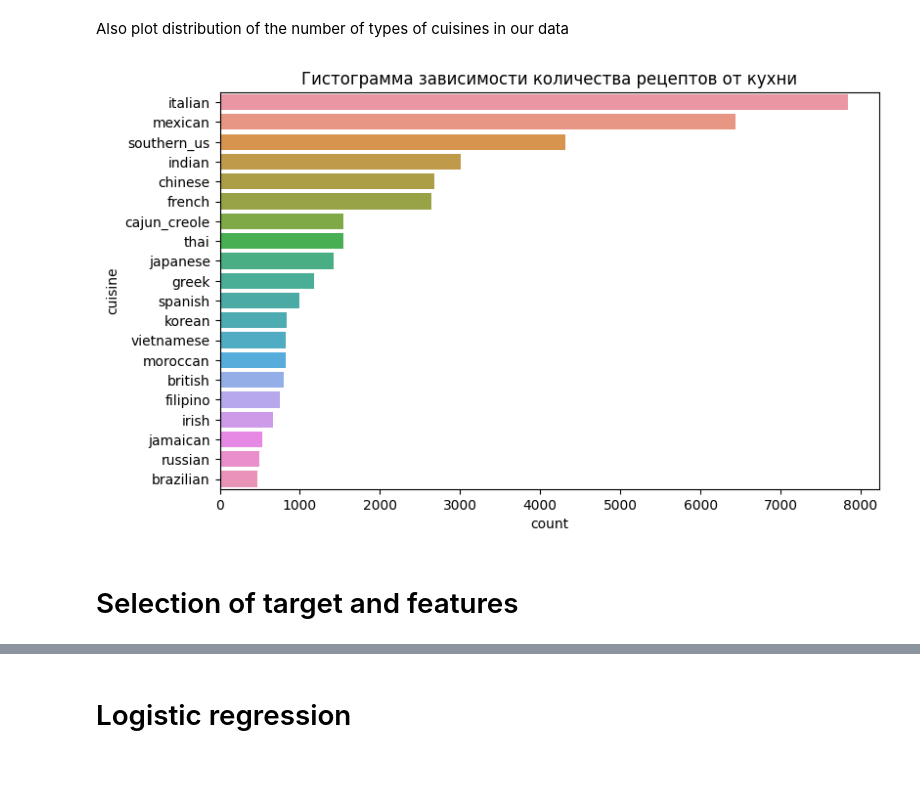
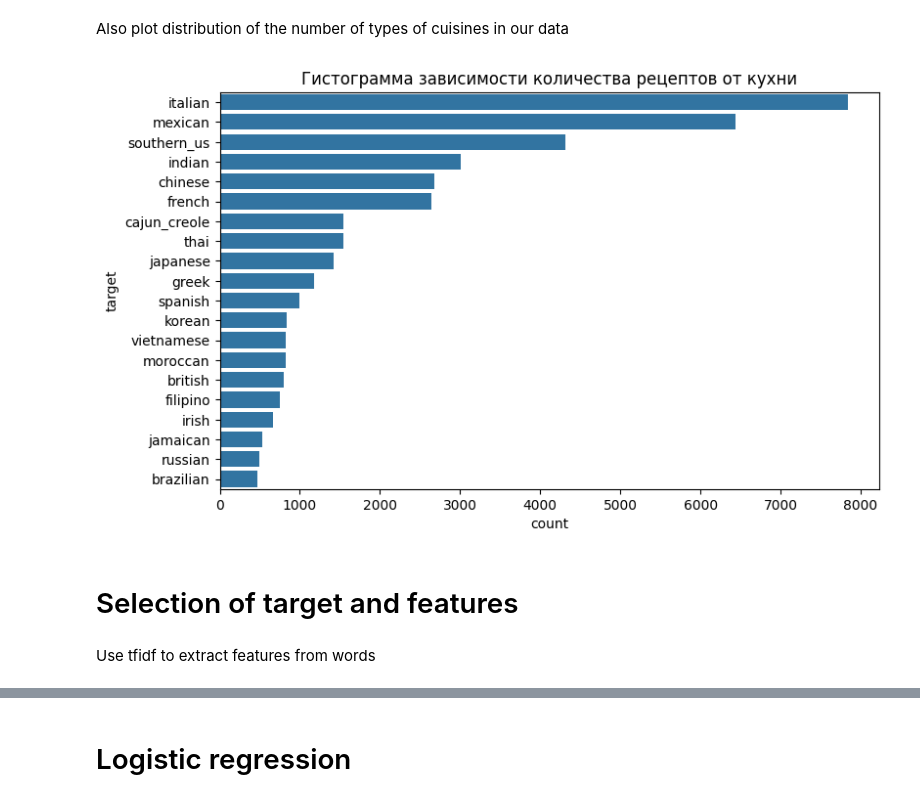
Before and after one commit to ShuvalovDR/ML_cuisine, a Jupyter notebook: Cuisine_solution.ipynb, the cells around one changed output, grey strips where cells are left out. Drawn from its saved outputs; the diff is of its cells as text; code cells hidden in the pictures; blank space fills up the shorter version.

```diff
--- a/Cuisine_solution.ipynb
+++ b/Cuisine_solution.ipynb
@@ -95,0 +57,3 @@ data
+# %%
+data = preprocess_dataframe(data)
+data
@@ -95,0 +74,12 @@ data
+# %%
+# count every ingredient
+counter = Counter()
+for ingredients in data['ingredients']:
+    counter.update(ingredients)
+# %%
+ingredients_count = pd.DataFrame(counter.most_common(), columns=['ingredient', 'count'])
+rare_ingredients = set(ingredients_count[ingredients_count['count'] < 10]['ingredient'])
+# ingredients that appears only one time are useless
+# %%
+data['ingredients'] = data['ingredients'].apply(lambda x: ' '.join([word for word in x if word not in rare_ingredients]))
+data
@@ -123,8 +143,10 @@ for cuisine_name in data['cuisine'].unique():
 Also plot distribution of the number of types of cuisines in our data
 # %%
 plt.title('Гистограмма зависимости количества рецептов от кухни')
-sns.countplot(data, y='cuisine', order=data['cuisine'].value_counts().index);
+sns.countplot(data, y='target', order=data['target'].value_counts().index);
 # %% [output]
-[figure, old version]
+[figure, new version]
 # %% [markdown]
 # Selection of target and features
+# %% [markdown]
+Use tfidf to extract features from words
```
Also changed, not shown: parts of 42 cells of this notebook, 4 other files.
